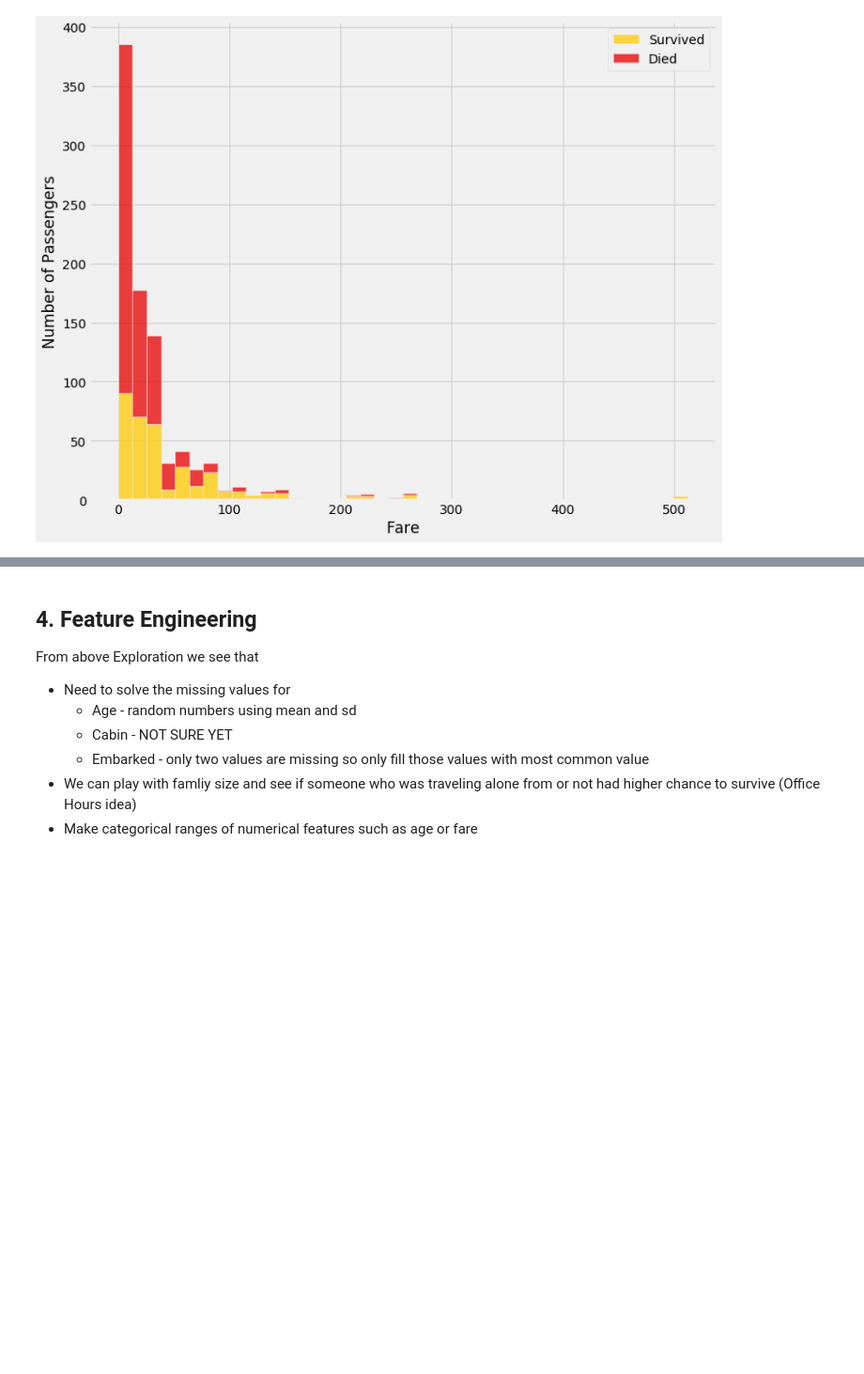
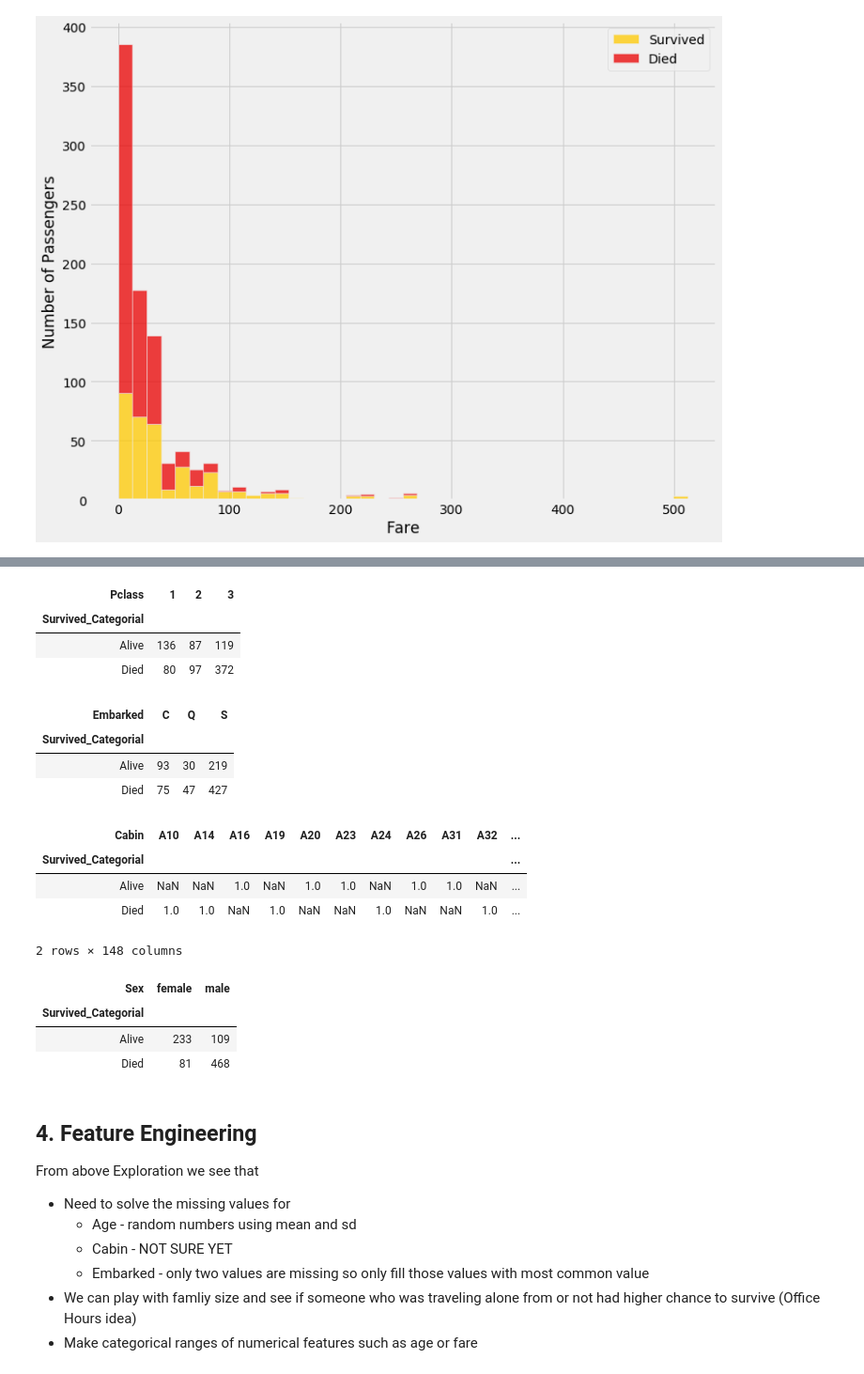
Before and after one commit to cristobalza/lab_5_kaggle_dma, a Jupyter notebook: kaggle_lab_5.ipynb, the cells around one changed output, grey strips where cells are left out. Shown: that part at 94% size. Saved outputs shown, nothing was run; the diff lists cells and outputs as text; code cells hidden in the pictures; blank space fills up the shorter version.

```diff
--- a/kaggle_lab_5.ipynb
+++ b/kaggle_lab_5.ipynb
@@ -437,3 +438,31 @@ From above we can make the following notes:
+# %%
+# Compare Survival rate to each categorical feature
+# Pclass
+display(pd.pivot_table(train_df, index = 'Survived_Categorial', values = 'PassengerId', columns = 'Pclass', aggfunc='count'))
+# Embarked
+display(pd.pivot_table(train_df, index = 'Survived_Categorial', values = 'PassengerId', columns = 'Embarked', aggfunc='count'))
+# Cabin
+display(pd.pivot_table(train_df, index = 'Survived_Categorial', values = 'PassengerId', columns = 'Cabin', aggfunc='count'))
+# Sex
+pd.pivot_table(train_df, index = 'Survived_Categorial', values = 'PassengerId', columns = 'Sex', aggfunc='count')
+# %% [output]
+| Pclass | 1 | 2 | 3 |
+| Survived_Categorial |  |  |  |
+| Alive | 136 | 87 | 119 |
+| Died | 80 | 97 | 372 |
+| Embarked | C | Q | S |
+| Survived_Categorial |  |  |  |
+| Alive | 93 | 30 | 219 |
+| Died | 75 | 47 | 427 |
+| Cabin | A10 | A14 | A16 | A19 | A20 | A23 | A24 | A26 | A31 | A32 | ... |
+| Survived_Categorial |  |  |  |  |  |  |  |  |  |  | ... |
+| Alive | NaN | NaN | 1.0 | NaN | 1.0 | 1.0 | NaN | 1.0 | 1.0 | NaN | ... |
+| Died | 1.0 | 1.0 | NaN | 1.0 | NaN | NaN | 1.0 | NaN | NaN | 1.0 | ... |
+2 rows × 148 columns
+| Sex | female | male |
+| Survived_Categorial |  |  |
+| Alive | 233 | 109 |
+| Died | 81 | 468 |
 # %% [markdown]
 ## 4. Feature Engineering
 
```
Also changed, not shown: parts of 35 cells of this notebook.
